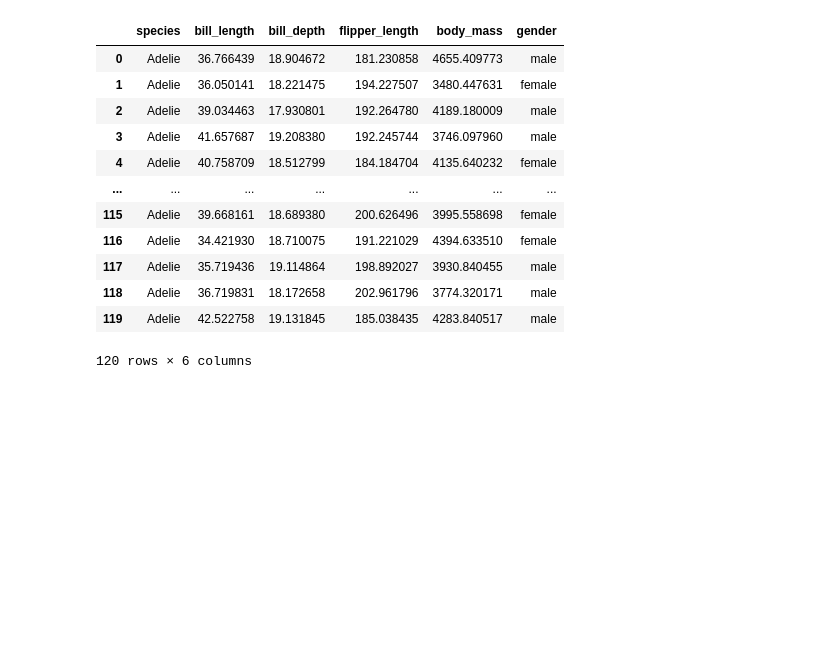
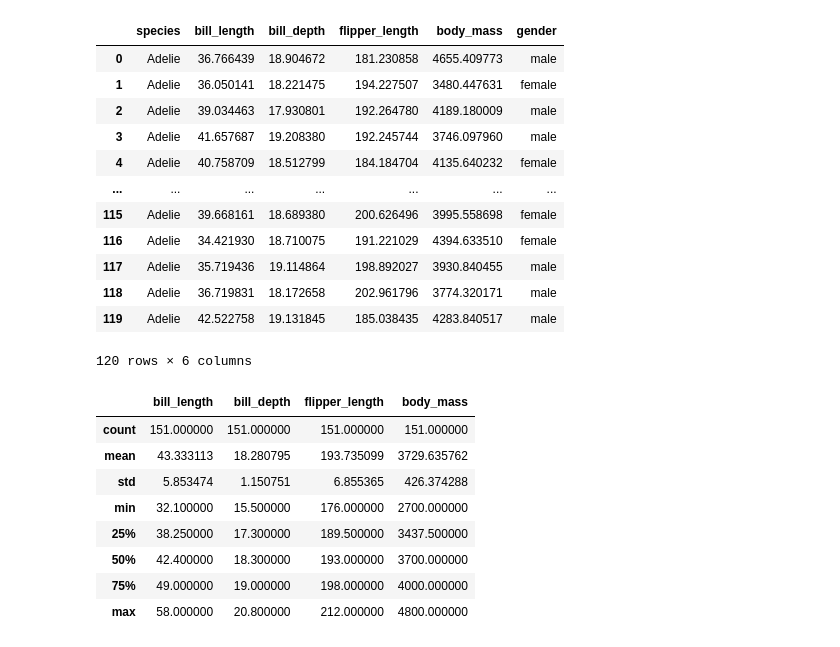
Before and after one commit to jbrad88/pda-project, a Jupyter notebook: pda-project.ipynb, the cells around one changed output. Saved outputs shown, nothing was run; the diff lists cells and outputs as text; code cells hidden in the pictures; blank space fills up the shorter version.

```diff
--- a/pda-project.ipynb
+++ b/pda-project.ipynb
@@ -493,3 +493,16 @@ df_Adelie
 | 118 | Adelie | 36.719831 | 18.172658 | 202.961796 | 3774.320171 | male |
 | 119 | Adelie | 42.522758 | 19.131845 | 185.038435 | 4283.840517 | male |
 120 rows × 6 columns
+# %%
+Chinstrap_df = pd.read_csv('chinstrap.csv')
+Chinstrap_df.describe()
+# %% [output]
+|  | bill_length | bill_depth | flipper_length | body_mass |
+| count | 151.000000 | 151.000000 | 151.000000 | 151.000000 |
+| mean | 43.333113 | 18.280795 | 193.735099 | 3729.635762 |
+| std | 5.853474 | 1.150751 | 6.855365 | 426.374288 |
+| min | 32.100000 | 15.500000 | 176.000000 | 2700.000000 |
+| 25% | 38.250000 | 17.300000 | 189.500000 | 3437.500000 |
+| 50% | 42.400000 | 18.300000 | 193.000000 | 3700.000000 |
+| 75% | 49.000000 | 19.000000 | 198.000000 | 4000.000000 |
+| max | 58.000000 | 20.800000 | 212.000000 | 4800.000000 |
```
Also changed, not shown: parts of 3 cells of this notebook.
